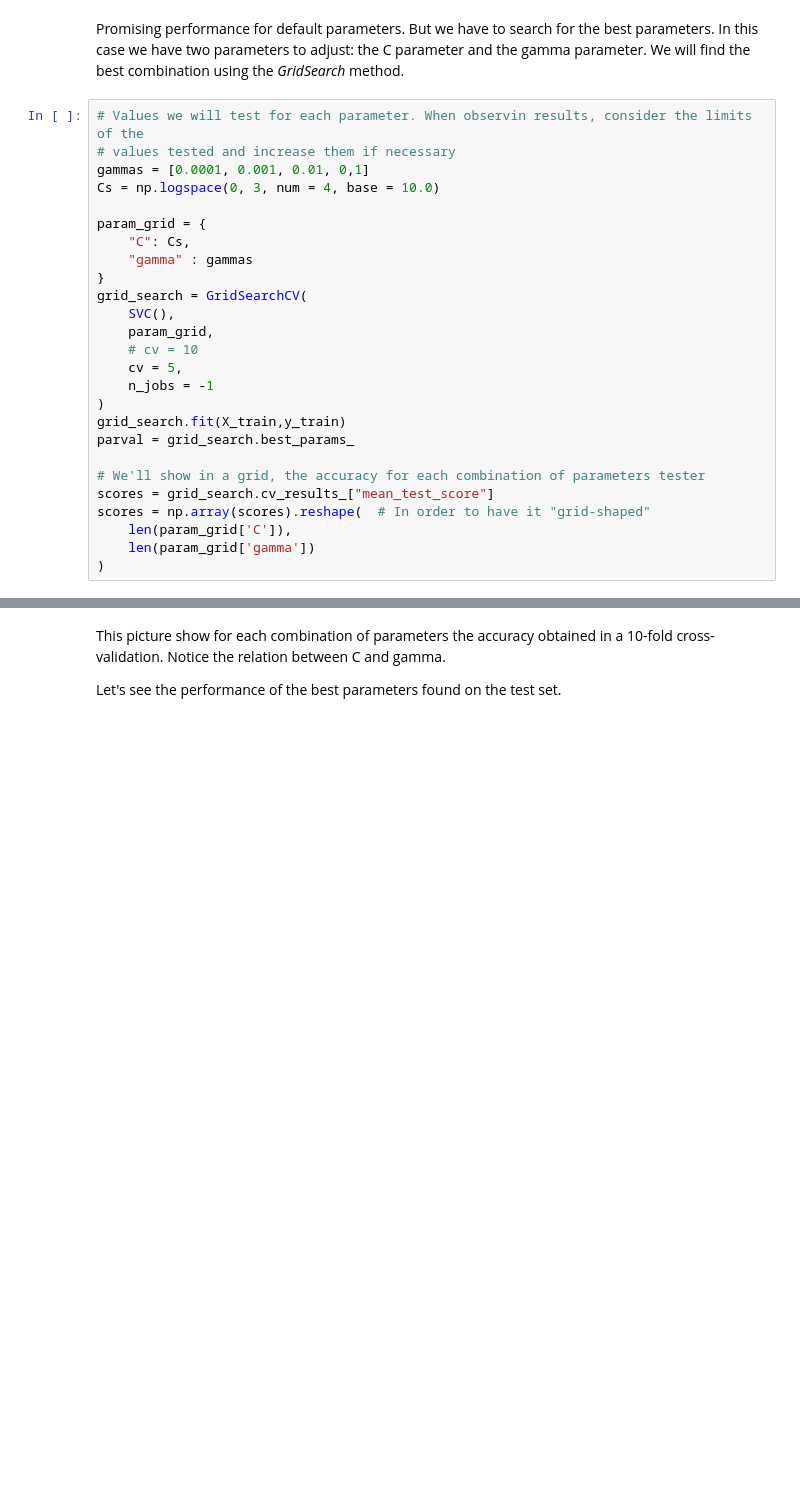
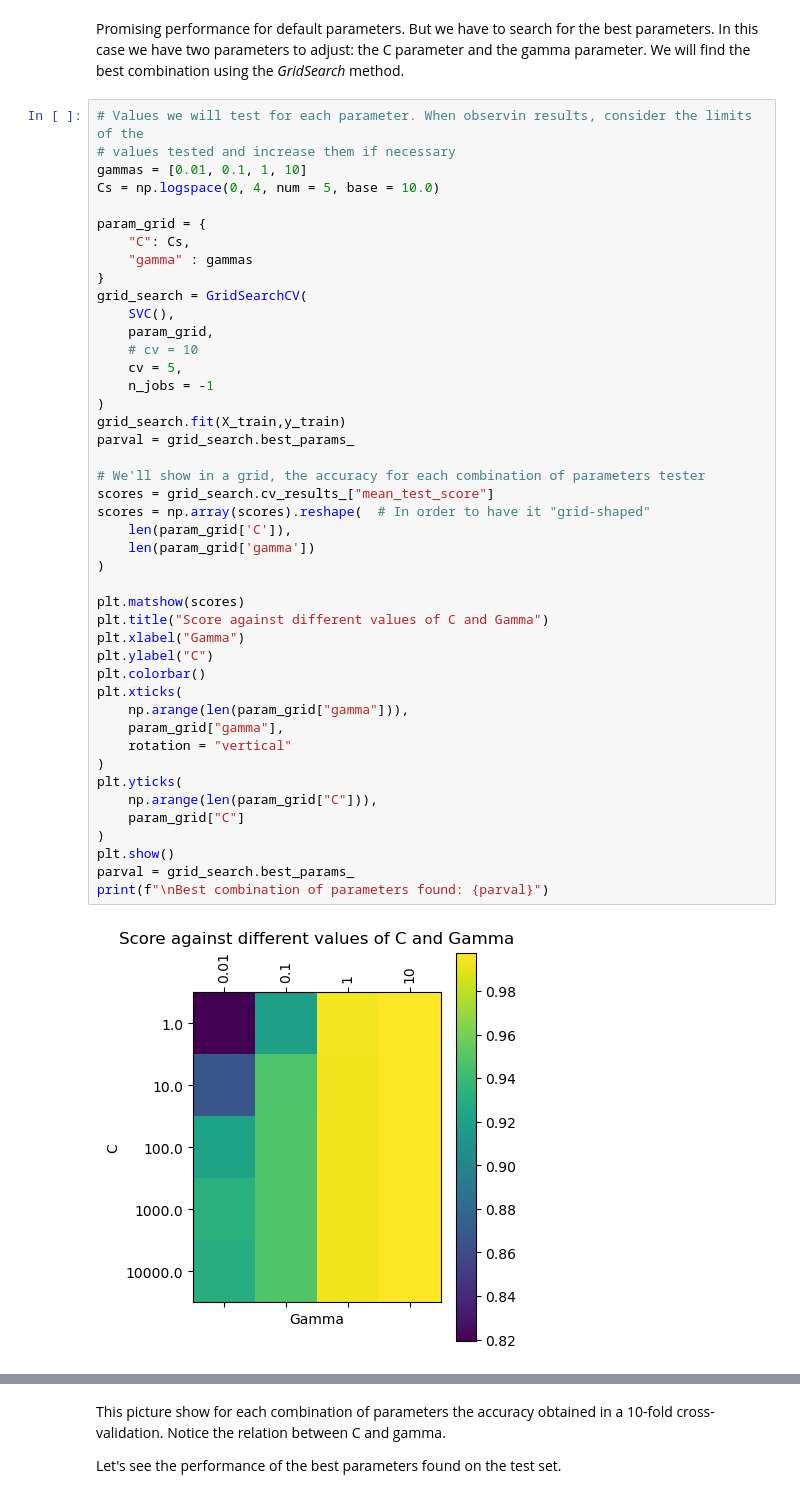
Before and after one commit to Lvago/MD_D1_3_12, a Jupyter notebook: Projecte2/svm.ipynb, the cells around one changed output, grey strips where cells are left out. Saved outputs shown, nothing was run; the diff lists cells and outputs as text; blank space fills up the shorter version.

```diff
--- a/Projecte2/svm.ipynb
+++ b/Projecte2/svm.ipynb
@@ -366,26 +367,46 @@ Promising performance for default parameters. But we have to search for the best
 # %%
 # Values we will test for each parameter. When observin results, consider the limits of the
 # values tested and increase them if necessary
-gammas = [0.0001, 0.001, 0.01, 0,1]
-Cs = np.logspace(0, 3, num = 4, base = 10.0)
+gammas = [0.01, 0.1, 1, 10]
+Cs = np.logspace(0, 4, num = 5, base = 10.0)
 
 param_grid = {
     "C": Cs,
     "gamma" : gammas
 }
 grid_search = GridSearchCV(
     SVC(),
     param_grid,
     # cv = 10
     cv = 5,
     n_jobs = -1
 )
 grid_search.fit(X_train,y_train)
 parval = grid_search.best_params_
 
 # We'll show in a grid, the accuracy for each combination of parameters tester
 scores = grid_search.cv_results_["mean_test_score"]
 scores = np.array(scores).reshape(  # In order to have it "grid-shaped"
     len(param_grid['C']),
     len(param_grid['gamma'])
 )
+
+plt.matshow(scores)
+plt.title("Score against different values of C and Gamma")
+plt.xlabel("Gamma")
+plt.ylabel("C")
+plt.colorbar()
+plt.xticks(
+    np.arange(len(param_grid["gamma"])),
+    param_grid["gamma"],
+    rotation = "vertical"
+)
+plt.yticks(
+    np.arange(len(param_grid["C"])),
+    param_grid["C"]
+)
+plt.show()
+parval = grid_search.best_params_
+print(f"\nBest combination of parameters found: {parval}")
+# %% [output]
+[figure, added]
```
Also changed, not shown: parts of 5 cells of this notebook.
